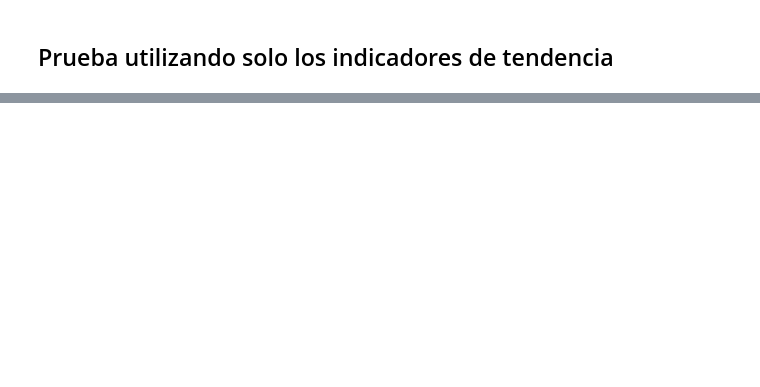
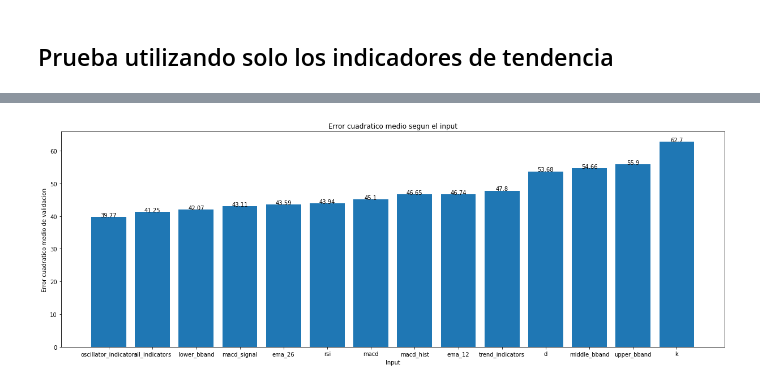
Before and after one commit to SaidJacoboDev/trabajo_final, a Jupyter notebook: notebooks/experimentacion.ipynb, the cells around one changed output, grey strips where cells are left out. Saved outputs shown, nothing was run; the diff lists cells and outputs as text; code cells hidden in the pictures; blank space fills up the shorter version.

```diff
--- a/notebooks/experimentacion.ipynb
+++ b/notebooks/experimentacion.ipynb
@@ -219,0 +252,3 @@ utils.plot(x1, x2, title, xlabel, ylabel, legend)
+# %%
+df_metrics = utils.get_input_based_performance()
+df_metrics
@@ -219,0 +271,25 @@ utils.plot(x1, x2, title, xlabel, ylabel, legend)
+# %%
+def addlabels(x,y):
+    for i in range(len(x)):
+        plt.text(i, y[i], y[i], ha = 'center')
+# %%
+import numpy as np
+import matplotlib.pyplot as plt
+
+# creating the bar plot
+df_metrics.sort_values(by=['root_mean_squared_error'], inplace=True)
+
+fig = plt.figure(figsize =(21, 7))
+
+x, y = df_metrics.index, df_metrics['root_mean_squared_error']
+
+plt.bar(x, y)
+
+addlabels(x, round(y, 2))
+
+plt.xlabel("Input")
+plt.ylabel("Error cuadratico medio de validacion")
+plt.title("Error cuadratico medio segun el input")
+plt.show()
+# %% [output]
+[figure, added]
```
Also changed, not shown: parts of 15 cells of this notebook.
